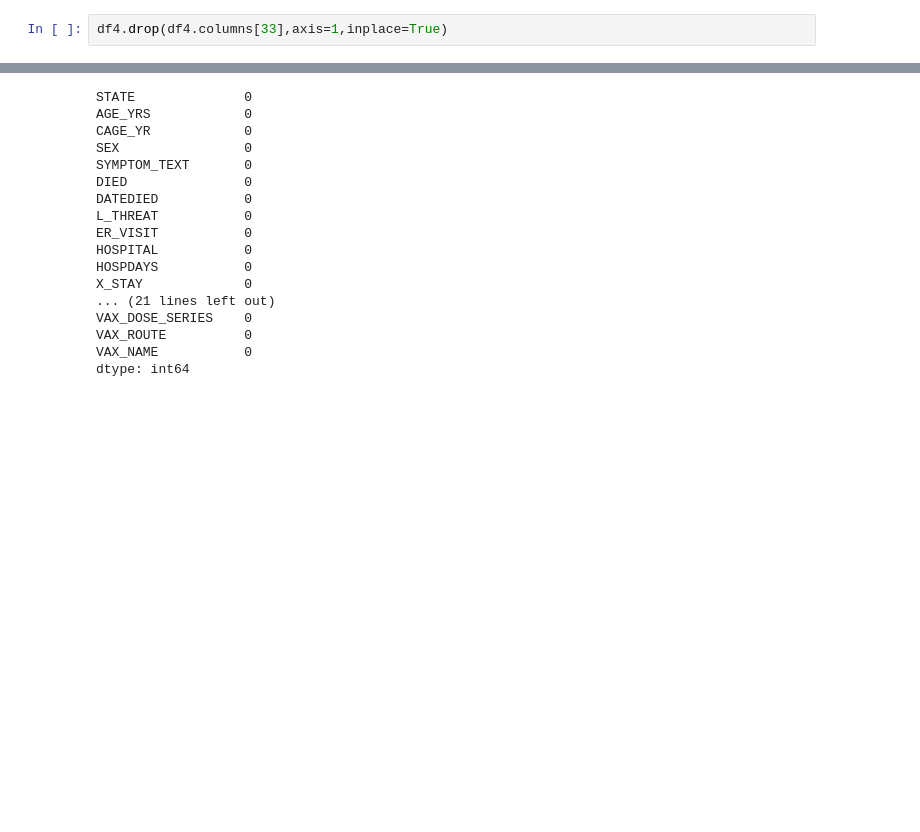
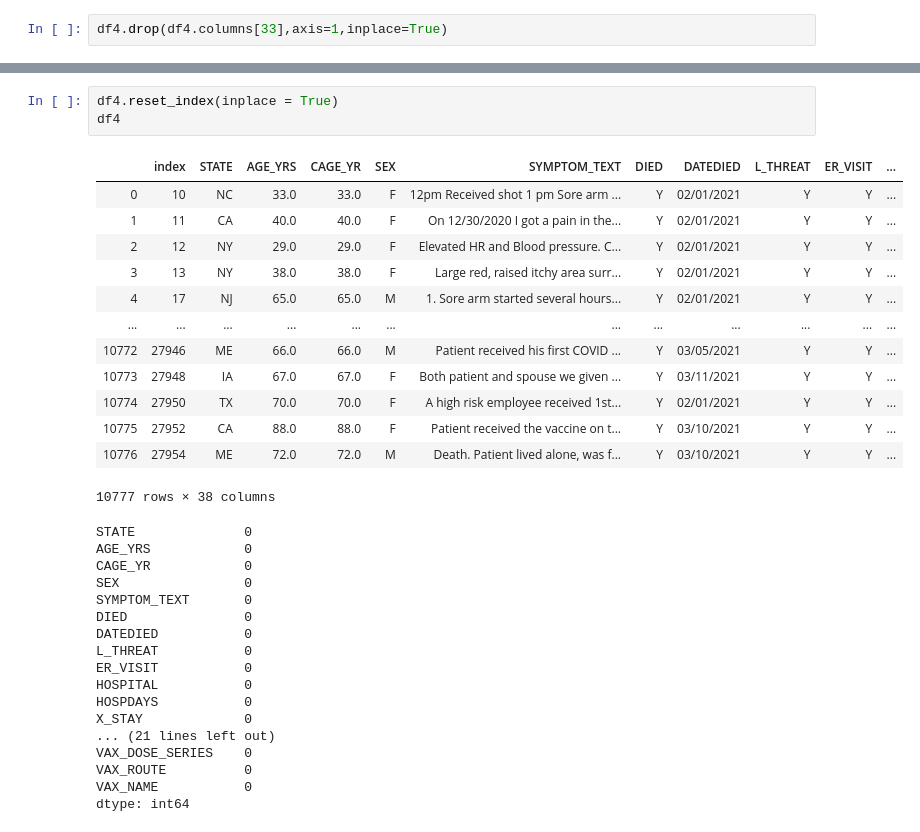
Before and after one commit to yashtazor/Blueronic, a Jupyter notebook: Scripts/Untitled.ipynb, the cells around one changed output, grey strips where cells are left out. Cells and saved outputs as stored; diff of their text form; blank space fills up the shorter version.

```diff
--- a/Scripts/Untitled.ipynb
+++ b/Scripts/Untitled.ipynb
@@ -183,3 +167,20 @@ df4
+# %%
+df4.reset_index(inplace = True)
+df4
+# %% [output]
+|  | index | STATE | AGE_YRS | CAGE_YR | SEX | SYMPTOM_TEXT | DIED | DATEDIED | L_THREAT | ER_VISIT | ... |
+| 0 | 10 | NC | 33.0 | 33.0 | F | 12pm Received shot 1 pm Sore arm ... | Y | 02/01/2021 | Y | Y | ... |
+| 1 | 11 | CA | 40.0 | 40.0 | F | On 12/30/2020 I got a pain in the... | Y | 02/01/2021 | Y | Y | ... |
+| 2 | 12 | NY | 29.0 | 29.0 | F | Elevated HR and Blood pressure. C... | Y | 02/01/2021 | Y | Y | ... |
+| 3 | 13 | NY | 38.0 | 38.0 | F | Large red, raised itchy area surr... | Y | 02/01/2021 | Y | Y | ... |
+| 4 | 17 | NJ | 65.0 | 65.0 | M | 1. Sore arm started several hours... | Y | 02/01/2021 | Y | Y | ... |
+| ... | ... | ... | ... | ... | ... | ... | ... | ... | ... | ... | ... |
+| 10772 | 27946 | ME | 66.0 | 66.0 | M | Patient received his first COVID ... | Y | 03/05/2021 | Y | Y | ... |
+| 10773 | 27948 | IA | 67.0 | 67.0 | F | Both patient and spouse we given ... | Y | 03/11/2021 | Y | Y | ... |
+| 10774 | 27950 | TX | 70.0 | 70.0 | F | A high risk employee received 1st... | Y | 02/01/2021 | Y | Y | ... |
+| 10775 | 27952 | CA | 88.0 | 88.0 | F | Patient received the vaccine on t... | Y | 03/10/2021 | Y | Y | ... |
+| 10776 | 27954 | ME | 72.0 | 72.0 | M | Death. Patient lived alone, was f... | Y | 03/10/2021 | Y | Y | ... |
+10777 rows × 38 columns
 # %%
 # %% [output]
 STATE              0
```
Also changed, not shown: parts of 1 cell of this notebook.
